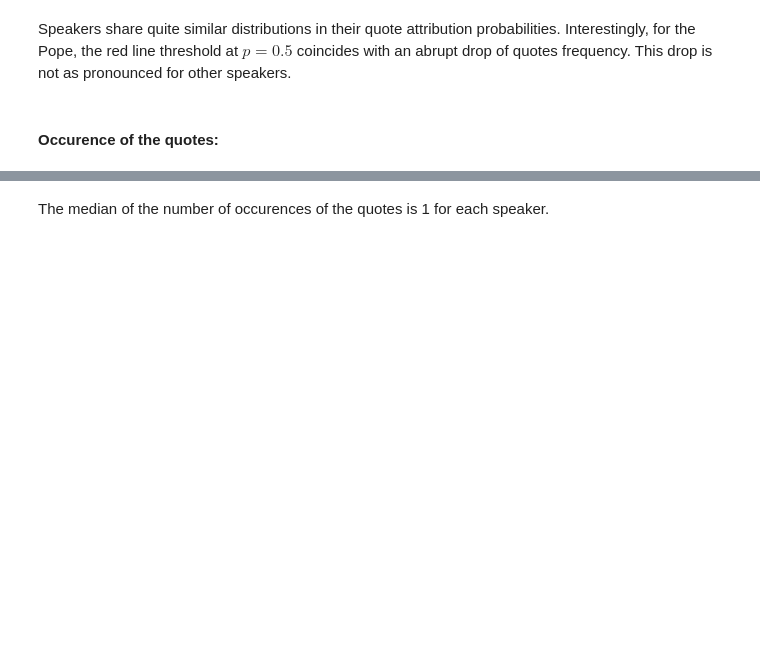
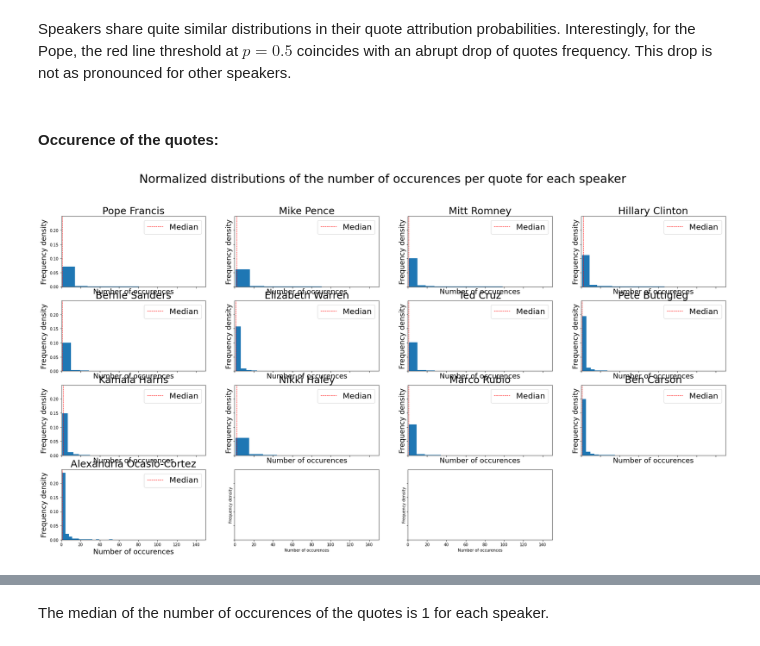
Before and after one commit to paulmoreau40/Applied-Data-Analysis-project-EPFL, a Jupyter notebook: src/Milestone_3.ipynb, the cells around one changed output, grey strips where cells are left out. Cells and saved outputs as stored; diff of their text form; code cells hidden in the pictures; blank space fills up the shorter version.

```diff
--- a/src/Milestone_3.ipynb
+++ b/src/Milestone_3.ipynb
@@ -223,27 +242,29 @@ Speakers share quite similar distributions in their quote attribution probabilit
 # %% [markdown]
 #### Occurence of the quotes:
 # %%
-fig, axs = plt.subplots(2,4, figsize=(30, 15), sharex=True, sharey=True)
+fig, axs = plt.subplots(4,4, figsize=(30, 15), sharex=True, sharey=True)
 fig.suptitle('Normalized distributions of the number of occurences per quote for each speaker', size = 30)
 
 axs = axs.ravel()
 
 for i in range(len(speakers)):
     data = new_df[new_df.speaker == speakers[i]].nbr_occurences
     med = data.median()
     axs[i].set_xlim((0,150))
     axs[i].hist(data, density = True, bins = 200)
     axs[i].axvline(x = med, color = 'r', linestyle = 'dashed', linewidth = 1, label='Median')
     axs[i].legend(loc='upper right',prop={'size': 20})
     axs[i].set_title(speakers[i], size = 25)
     axs[i].yaxis.label.set_size(18)
     axs[i].xaxis.label.set_size(18)
 
 for ax in axs.flat:
     ax.set(xlabel='Number of occurences', ylabel='Frequency density')
 
 
 fig.delaxes(axs[-1])
+# %% [output]
+[figure, added]
 # %%
 print("Median of the number of occurences per quote:")
 for i in range(len(speakers)):
```
Also changed, not shown: parts of 28 cells of this notebook.
